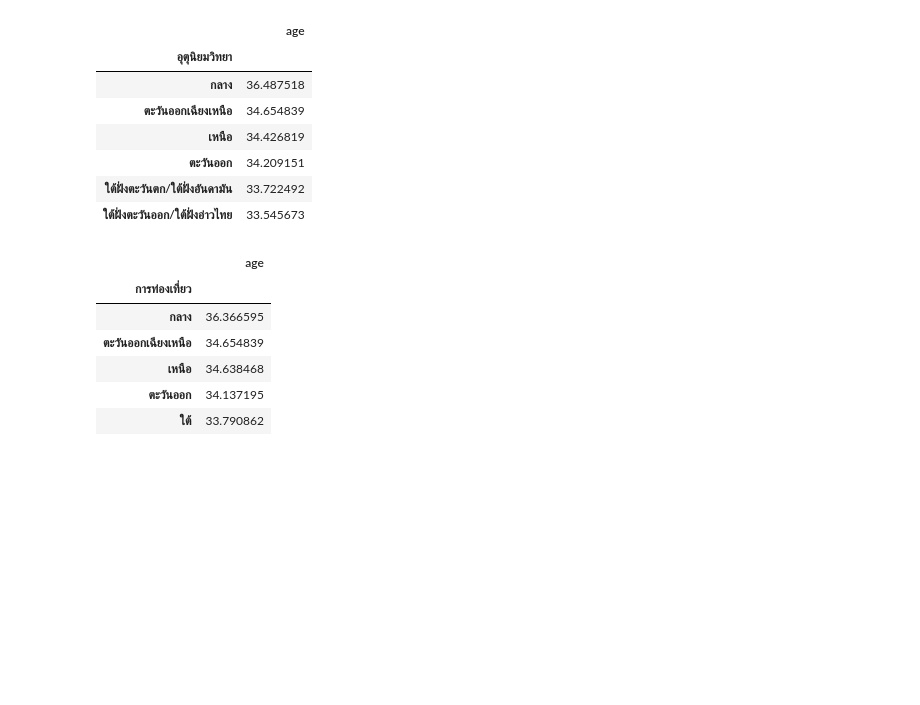
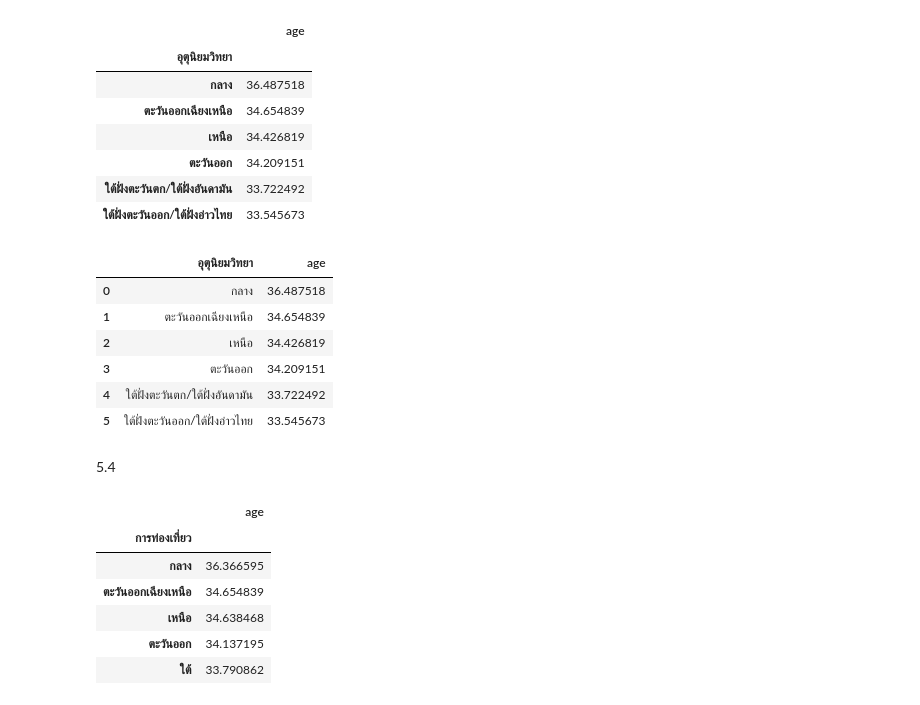
Before and after one commit to PhinyadaPhen/data_viz_2022, a Jupyter notebook: BasicPython&DataViz_midterm2022.ipynb, the cells around one changed output. Cells and saved outputs as stored; diff of their text form; code cells hidden in the pictures; blank space fills up the shorter version.

```diff
--- a/BasicPython&DataViz_midterm2022.ipynb
+++ b/BasicPython&DataViz_midterm2022.ipynb
@@ -706,6 +727,27 @@ mean_region_อุตุนิยมวิทยา.iloc[:,1:2]
 | ตะวันออก | 34.209151 |
 | ใต้ฝั่งตะวันตก/ใต้ฝั่งอันดามัน | 33.722492 |
 | ใต้ฝั่งตะวันออก/ใต้ฝั่งอ่าวไทย | 33.545673 |
+# %%
+data_meteorology =[['กลาง','36.487518'],
+['ตะวันออกเฉียงเหนือ',	'34.654839'],
+['เหนือ',	'34.426819'],
+['ตะวันออก',	'34.209151'],
+['ใต้ฝั่งตะวันตก/ใต้ฝั่งอันดามัน',	'33.722492'],
+['ใต้ฝั่งตะวันออก/ใต้ฝั่งอ่าวไทย',	'33.545673']]
+headers = ['อุตุนิยมวิทยา','age']
+# %%
+data_mean_meteorology= pd.DataFrame.from_records(data_meteorology,columns=headers) # สร้าง dataframe
+data_mean_meteorology
+# %% [output]
+|  | อุตุนิยมวิทยา | age |
+| 0 | กลาง | 36.487518 |
+| 1 | ตะวันออกเฉียงเหนือ | 34.654839 |
+| 2 | เหนือ | 34.426819 |
+| 3 | ตะวันออก | 34.209151 |
+| 4 | ใต้ฝั่งตะวันตก/ใต้ฝั่งอันดามัน | 33.722492 |
+| 5 | ใต้ฝั่งตะวันออก/ใต้ฝั่งอ่าวไทย | 33.545673 |
+# %% [markdown]
+5.4
 # %%
 mean_region_การท่องเที่ยว = data.groupby('การท่องเที่ยว').mean().sort_values(by=['age'],ascending=False)
 mean_region_การท่องเที่ยว.iloc[:,1:2]
```
Also changed, not shown: parts of 8 cells of this notebook.
